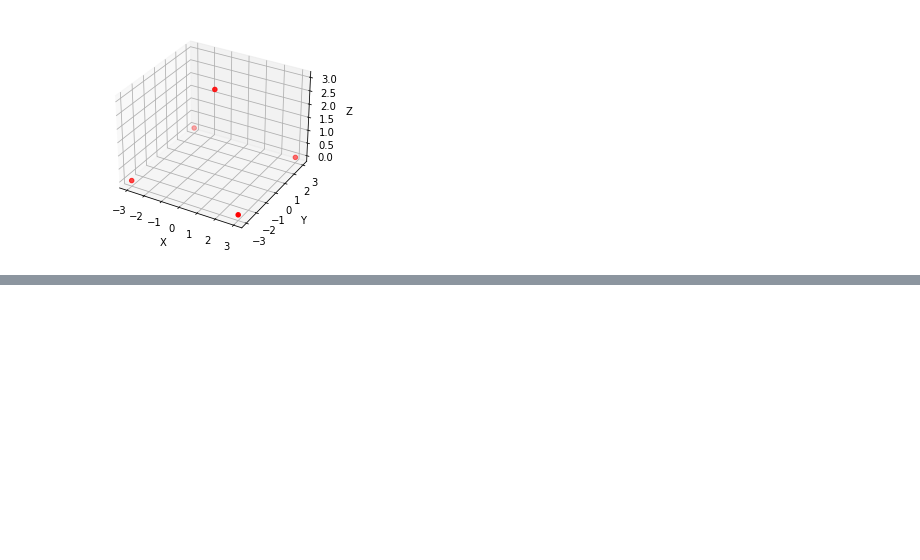
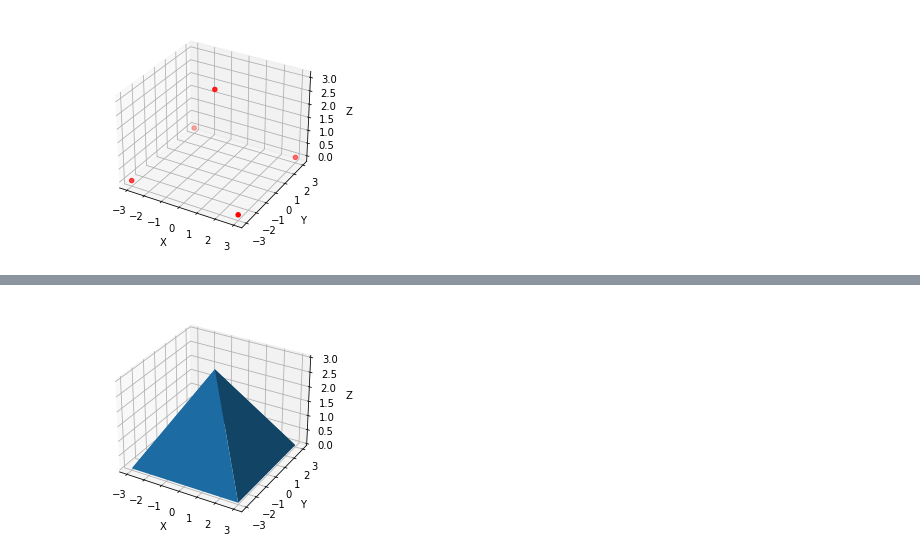
Before and after one commit to format37/python3d, a Jupyter notebook: numpy_stl/numpy_stl_example_01.ipynb, the cells around one changed output, grey strips where cells are left out. Saved outputs shown, nothing was run; the diff lists cells and outputs as text; code cells hidden in the pictures; blank space fills up the shorter version.

```diff
--- a/numpy_stl/numpy_stl_example_01.ipynb
+++ b/numpy_stl/numpy_stl_example_01.ipynb
@@ -91,0 +18,4 @@ plt.show()
+# %%
+plot_verticles(vertices = vertices, isosurf = True)
+# %% [output]
+[figure, added]
```
Also changed, not shown: parts of 15 cells of this notebook, 3 other files.
